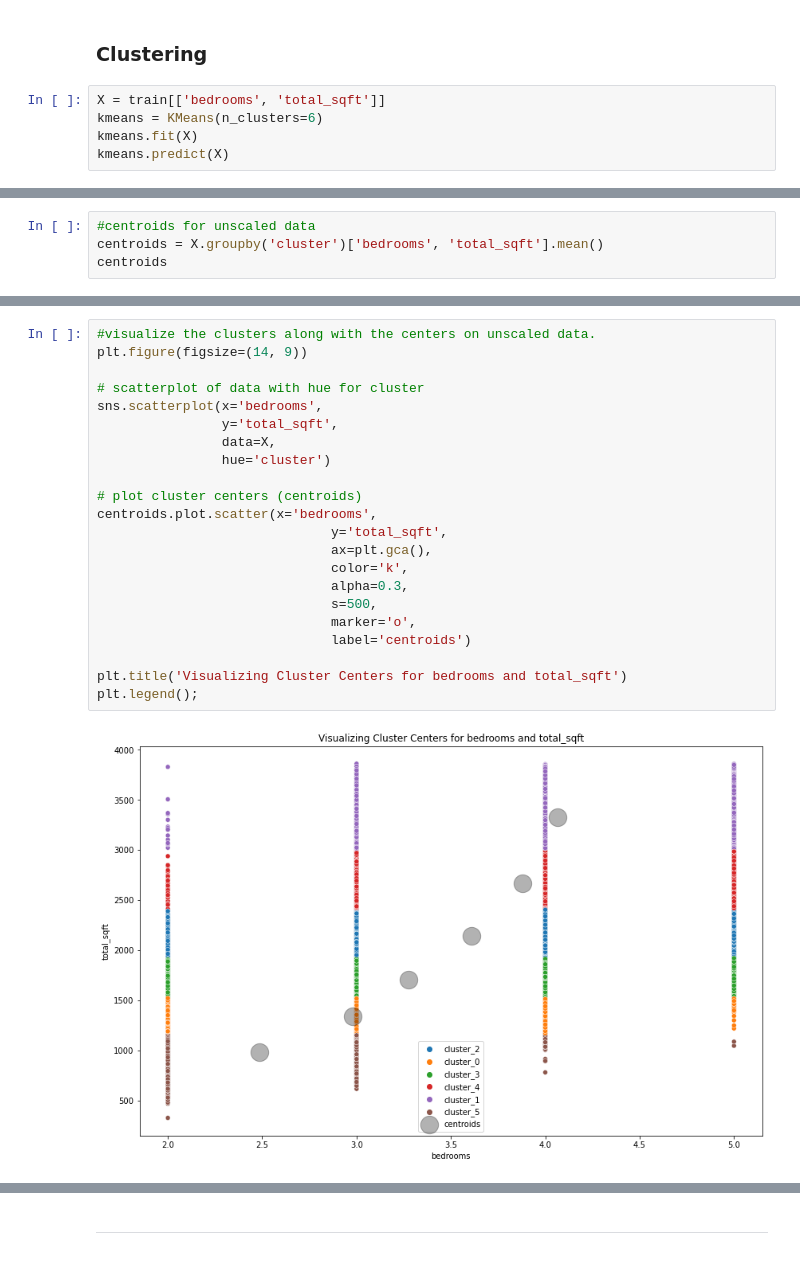
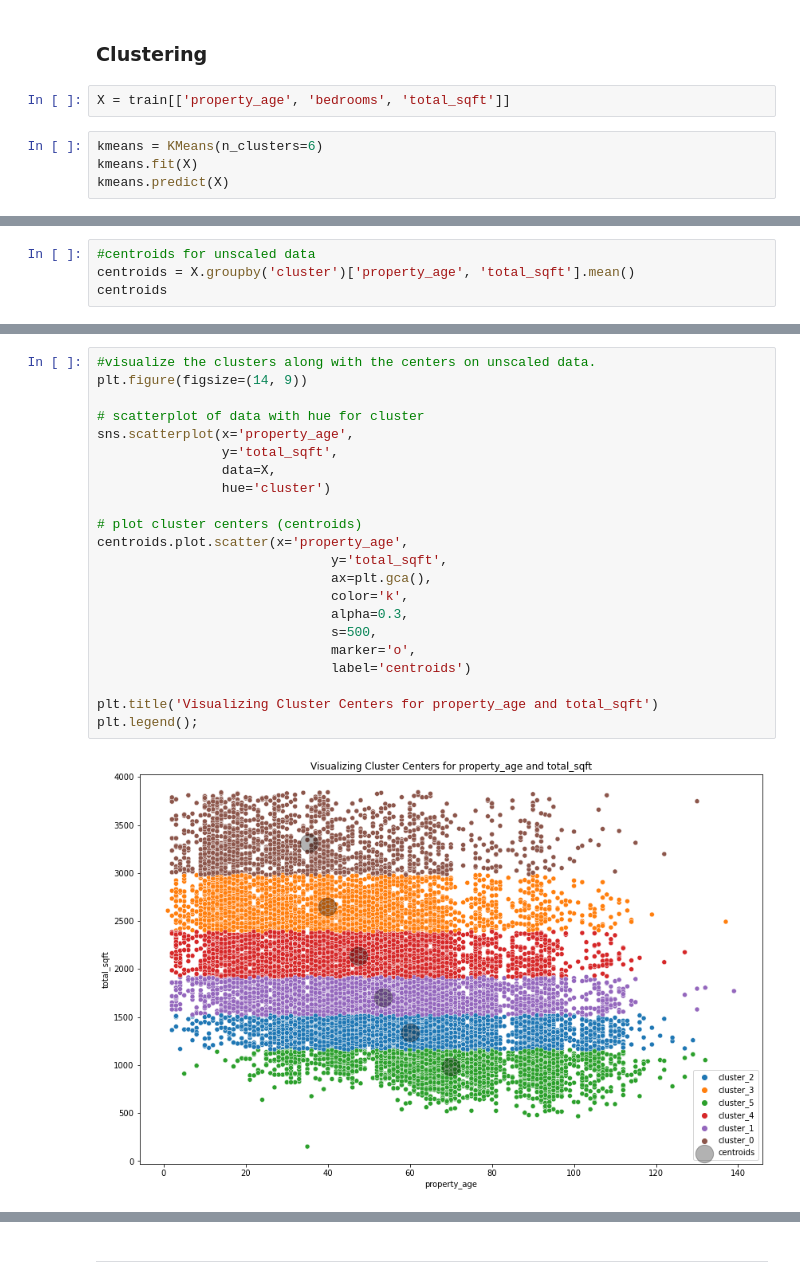
Before and after one commit to natasharivers/Zillow_Clustering_Project, a Jupyter notebook: Notebook.ipynb, the cells around one changed output, grey strips where cells are left out. Saved outputs shown, nothing was run; the diff lists cells and outputs as text.

Commit message:
work on clusters

```diff
--- a/Notebook.ipynb
+++ b/Notebook.ipynb
@@ -486,8 +492,9 @@ we fail to reject null hypothesis
 <hr style="border:2px solid black"> </hr>
 # %% [markdown]
 ### Clustering
+# %%
+X = train[['property_age', 'bedrooms', 'total_sqft']]
 # %%
-X = train[['bedrooms', 'total_sqft']]
 kmeans = KMeans(n_clusters=6)
 kmeans.fit(X)
 kmeans.predict(X)
@@ -506,5 +513,5 @@ X.head()
 # %%
 #centroids for unscaled data
-centroids = X.groupby('cluster')['bedrooms', 'total_sqft'].mean()
+centroids = X.groupby('cluster')['property_age', 'total_sqft'].mean()
 centroids
 # %% [output]
@@ -530,27 +537,27 @@ X.head()
 # %%
 #visualize the clusters along with the centers on unscaled data.
 plt.figure(figsize=(14, 9))
 
 # scatterplot of data with hue for cluster
-sns.scatterplot(x='bedrooms',
+sns.scatterplot(x='property_age',
                 y='total_sqft',
                 data=X,
                 hue='cluster')
 
 # plot cluster centers (centroids)
-centroids.plot.scatter(x='bedrooms',
+centroids.plot.scatter(x='property_age',
                               y='total_sqft',
                               ax=plt.gca(),
                               color='k',
                               alpha=0.3,
                               s=500,
                               marker='o',
                               label='centroids')
 
-plt.title('Visualizing Cluster Centers for bedrooms and total_sqft')
+plt.title('Visualizing Cluster Centers for property_age and total_sqft')
 plt.legend();
 # %% [output]
-[figure, old version]
+[figure, new version]
 # %%
 kmeans.cluster_centers_
 # %% [output]
```
Also changed, not shown: parts of 41 cells of this notebook.
